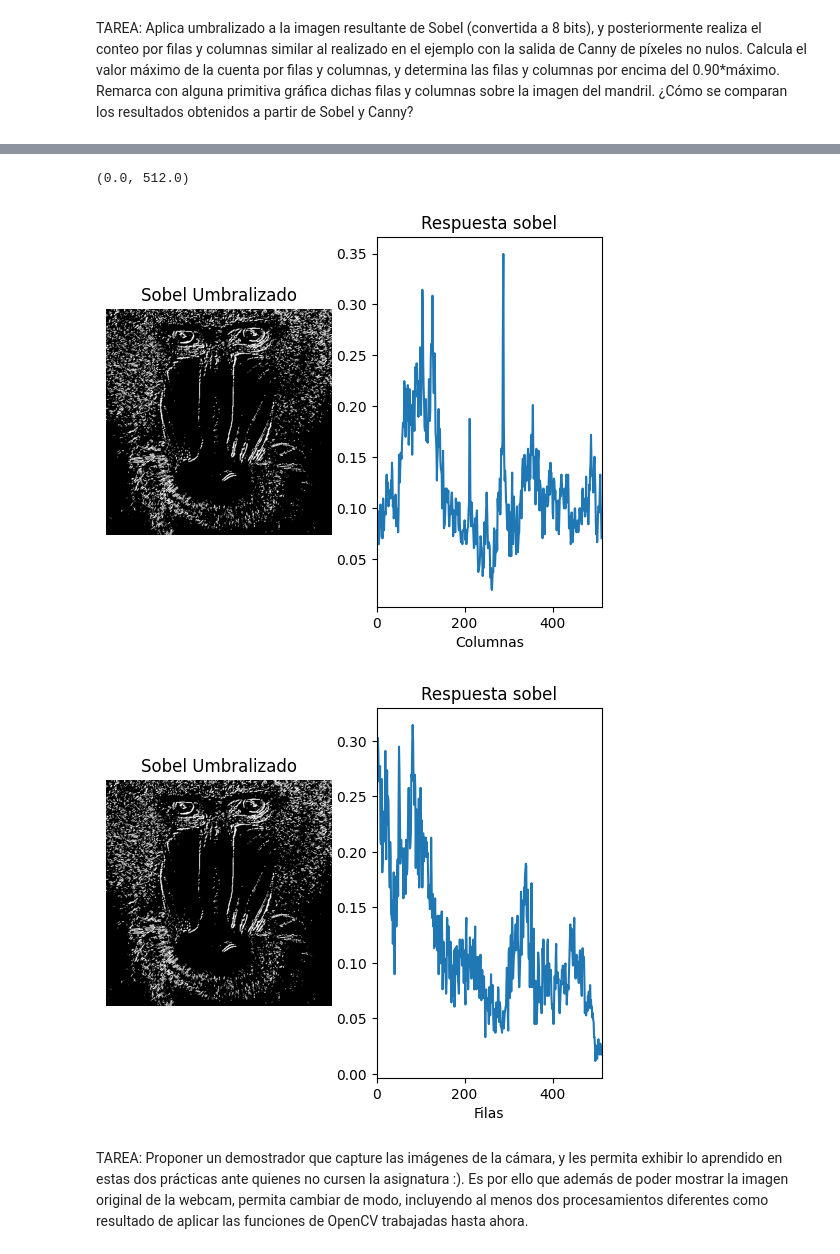
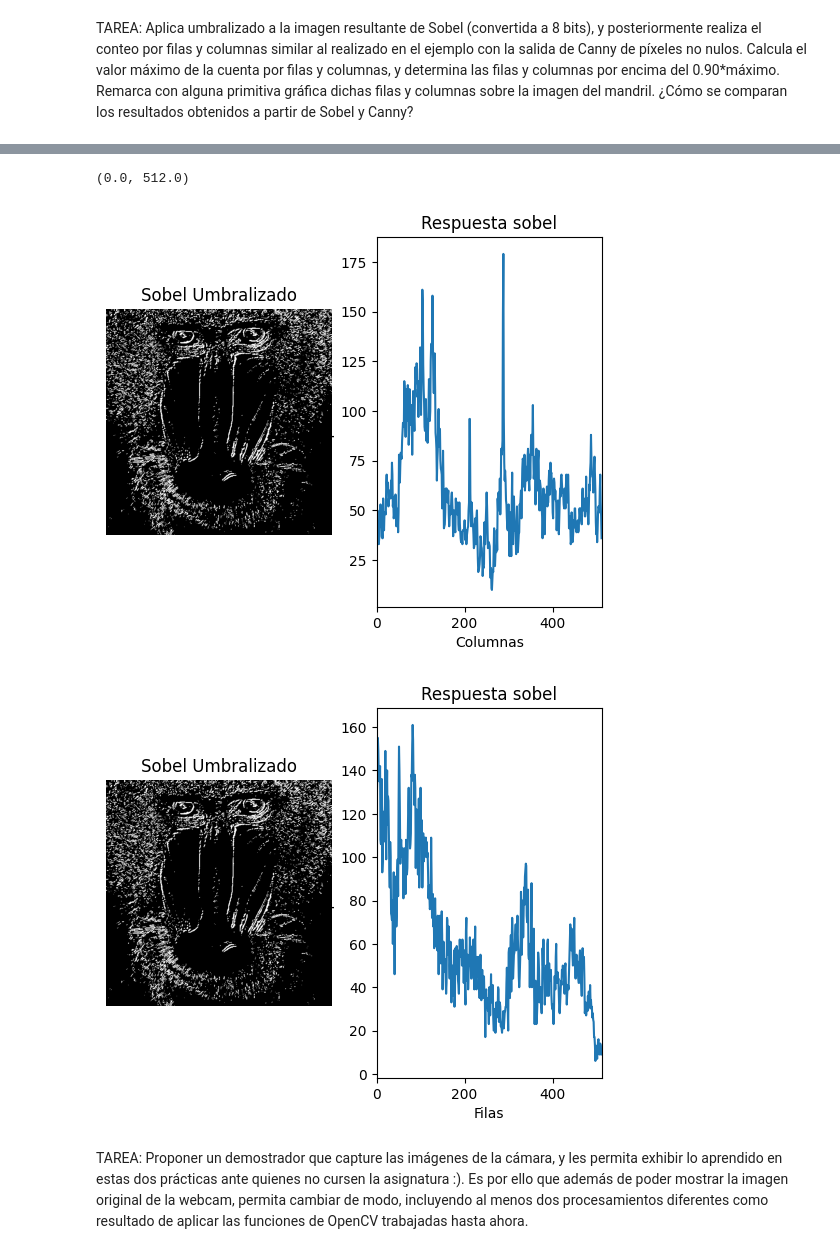
Before and after one commit to ByLucky5/VC_P2, a Jupyter notebook: VC_P2.ipynb, the cells around one changed output, grey strips where cells are left out. Cells and saved outputs as stored; diff of their text form; code cells hidden in the pictures.

```diff
--- a/VC_P2.ipynb
+++ b/VC_P2.ipynb
@@ -50,17 +64,6 @@ plt.xlim([0, canny.shape[0]])
 # %% [markdown]
 TAREA: Aplica umbralizado a la imagen resultante de Sobel (convertida a 8 bits), y posteriormente realiza el conteo por filas y columnas similar al realizado en el ejemplo con la salida de Canny de píxeles no nulos. Calcula el valor máximo de la cuenta por filas y columnas, y determina las filas y columnas por encima del 0.90*máximo. Remarca con alguna primitiva gráfica dichas filas y columnas sobre la imagen del mandril. ¿Cómo se comparan los resultados obtenidos a partir de Sobel y Canny?
 # %%
-import cv2
-import numpy as np
-import matplotlib.pyplot as plt
-from PIL import Image, ImageDraw, ImageFont
-
-#Para más tipografías, usar PIL
-img = cv2.imread('mandril.jpg')
-
-#Conversión de la imagen a niveles de grises de la imagen original en BGR
-gris = cv2.cvtColor(img, cv2.COLOR_BGR2GRAY)
-
 # Gaussiana para suavizar la imagen original, eliminando altas frecuencias
 ggris = cv2.GaussianBlur(gris, (3, 3), 0)
 
@@ -70,21 +73,13 @@ sobely = cv2.Sobel(ggris, cv2.CV_64F, 0, 1)  # y
 #Combina ambos resultados
 sobel = cv2.add(sobelx, sobely)
 
-# Mostrar el tipo de dato de los valores en la imagen soble, además de valores máximo y mínimo
-#print(f"Tipo de datos, valor mínimo y máximo en sobel: {sobel.dtype}, {np.min(sobel)}, {np.max(sobel)}")
-
 # Conversión a byte con openCV
 sobel8 = cv2.convertScaleAbs(sobel)
-# Mostrar el tipo de dato de los valores en la imagen soble, además de valores máximo y mínimo
-#print(f"Tipo de datos, valor mínimo y máximo en sobel8: {sobel8.dtype}, {np.min(sobel8)}, {np.max(sobel8)}")
 
 #Define valor umbral
-valorUmbral = 130 #Prueba otros valores
+valorUmbral = 130
 #Obtiene imagen umbralizada para dicho valor definido
 _, imagenUmbralizada = cv2.threshold(sobel8, valorUmbral, 255, cv2.THRESH_BINARY)
-#Muestra resultado
-#plt.imshow(imagenUmbralizada, cmap='gray')
-#plt.show()
 
 col_counts = cv2.reduce(imagenUmbralizada, 0, cv2.REDUCE_SUM, dtype=cv2.CV_32SC1)
 
@@ -92,16 +87,15 @@ col_counts = cv2.reduce(imagenUmbralizada, 0, cv2.REDUCE_SUM, dtype=cv2.CV_32SC1
 #El resultado será el número de píxeles blancos por columna
 cols = col_counts[0] / (255 * imagenUmbralizada.shape[0])
 
-#for i in range(0, len(col_counts[0]), 1):
-    #if(cols[i] >= max(cols[i])*0.9):
-        #print(cols[i], i)
-    #print(col_counts[i])
-print(max(cols)*0.9)
+#Normaliza en base al valor máximo del píxel (255)
+#El resultado será el número de píxeles blancos por columna
+cols_pixels = col_counts[0] // 255
 
-for i, value in enumerate(cols):
-    if(value >= max(cols)*0.9):
-        print(value, i)
-print(cols)
+print("El valor máximo de píxeles blancos por columnas serían", max(cols_pixels))
+print("Filas con un número de píxeles blancos mayor o igual que 0.90*maxcol:")
+for i, value in enumerate(cols_pixels):
+    if(value >= max(cols_pixels)*0.9):
+        print(value, "píxeles en la columna", i)
 
 #Muestra dicha cuenta gráficamente
 plt.figure()
@@ -114,9 +108,11 @@ plt.subplot(1, 2, 2)
 plt.title("Respuesta sobel")
 plt.xlabel("Columnas")
 plt.ylabel("% píxeles")
-plt.plot(cols)
+plt.plot(cols_pixels)
 #Rango en x definido por las columnas
 plt.xlim([0, imagenUmbralizada.shape[1]])
+
+print("---------------------------------------------------------------------")
 
 #Cuenta el número de píxeles blancos (255) por fila
 #Suma los valores de los pixeles por fila
@@ -125,12 +121,14 @@ row_counts = cv2.reduce(imagenUmbralizada, 1, cv2.REDUCE_SUM, dtype=cv2.CV_32SC1
 #Normaliza en base al número de columnas, primer valor devuelto por shape, y al valor máximo del píxel (255)
 #El resultado será el número de píxeles blancos por fila
 rows = row_counts[:, 0] / (255 * imagenUmbralizada.shape[1])
-#print(row_counts) np.ndarray.flatten(row_counts)
-print(max(rows)*0.9)
+
+rows_pixels = row_counts[:, 0] // 255
+
+print("El valor máximo de píxeles blancos por columnas serían", max(rows_pixels))
+print("Filas con un número de píxeles blancos mayor o igual que 0.90*maxfil:")
 for i in range(0, len(row_counts), 1):
-    if(rows[i] >= max(rows)*0.9):
-        print(rows[i], i)
-    #print(row_counts[i])
+    if(rows_pixels[i] >= max(rows_pixels)*0.9):
+        print(rows_pixels[i], "píxeles en la fila", i)
 
 #Muestra dicha cuenta gráficamente
 plt.figure()
@@ -143,7 +141,7 @@ plt.subplot(1, 2, 2)
 plt.title("Respuesta sobel")
 plt.xlabel("Filas")
 plt.ylabel("% píxeles")
-plt.plot(rows)
+plt.plot(rows_pixels)
 #Rango en x definido por las filas
 plt.xlim([0, imagenUmbralizada.shape[0]])
 # %% [output]
@@ -167,6 +161,6 @@ plt.xlim([0, imagenUmbralizada.shape[0]])
 (0.0, 512.0)
-[figure, old version]
+[figure, new version]
-[figure, old version]
+[figure, new version]
 # %% [markdown]
 
 TAREA: Proponer un demostrador que capture las imágenes de la cámara, y les permita exhibir lo aprendido en estas dos prácticas ante quienes no cursen la asignatura :). Es por ello que además de poder mostrar la imagen original de la webcam, permita cambiar de modo, incluyendo al menos dos procesamientos diferentes como resultado de aplicar las funciones de OpenCV trabajadas hasta ahora.
```
Also changed, not shown: parts of 3 cells of this notebook.
